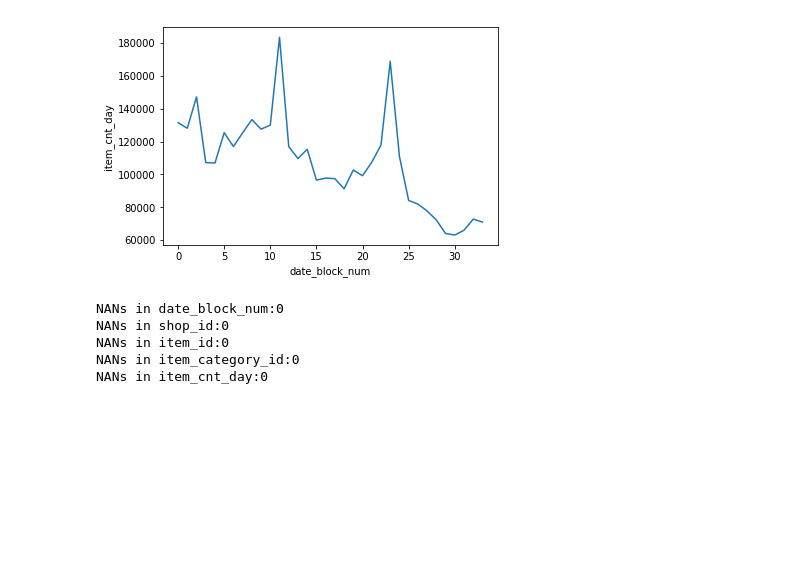
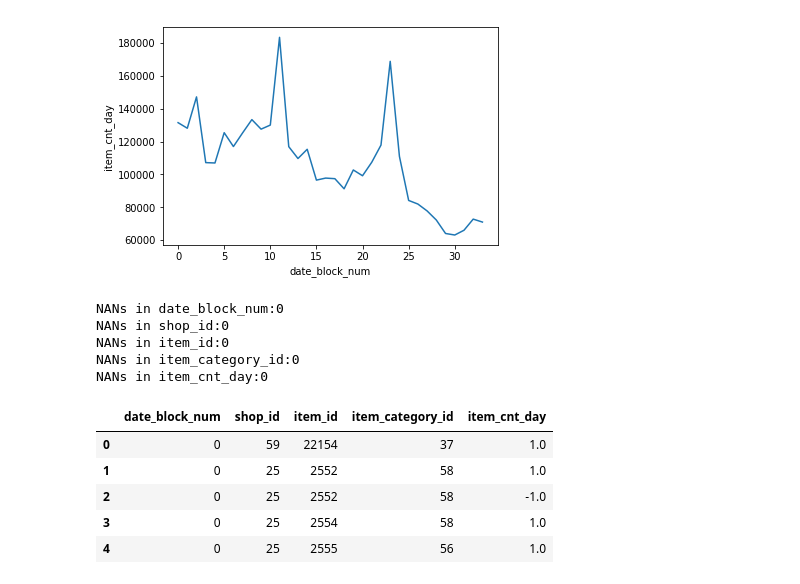
Before and after one commit to EgertM/SalesPredictions, a Jupyter notebook: app/SalesPredictions.ipynb, the cells around one changed output. Cells and saved outputs as stored; diff of their text form; code cells hidden in the pictures; blank space fills up the shorter version.

```diff
--- a/app/SalesPredictions.ipynb
+++ b/app/SalesPredictions.ipynb
@@ -191,3 +190,12 @@ NANs in shop_id:0
 NANs in item_id:0
 NANs in item_category_id:0
 NANs in item_cnt_day:0
+# %%
+new_train.head()
+# %% [output]
+|  | date_block_num | shop_id | item_id | item_category_id | item_cnt_day |
+| 0 | 0 | 59 | 22154 | 37 | 1.0 |
+| 1 | 0 | 25 | 2552 | 58 | 1.0 |
+| 2 | 0 | 25 | 2552 | 58 | -1.0 |
+| 3 | 0 | 25 | 2554 | 58 | 1.0 |
+| 4 | 0 | 25 | 2555 | 56 | 1.0 |
```
Also changed, not shown: parts of 6 cells of this notebook.
